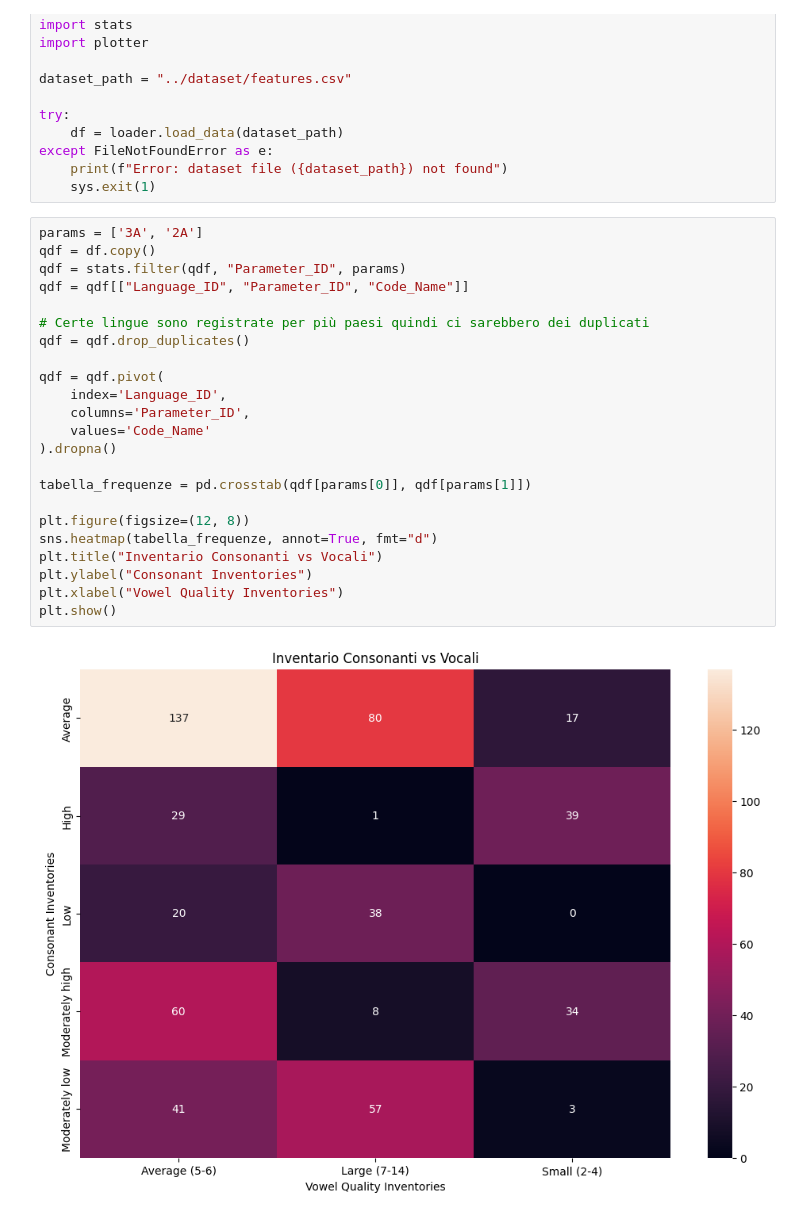
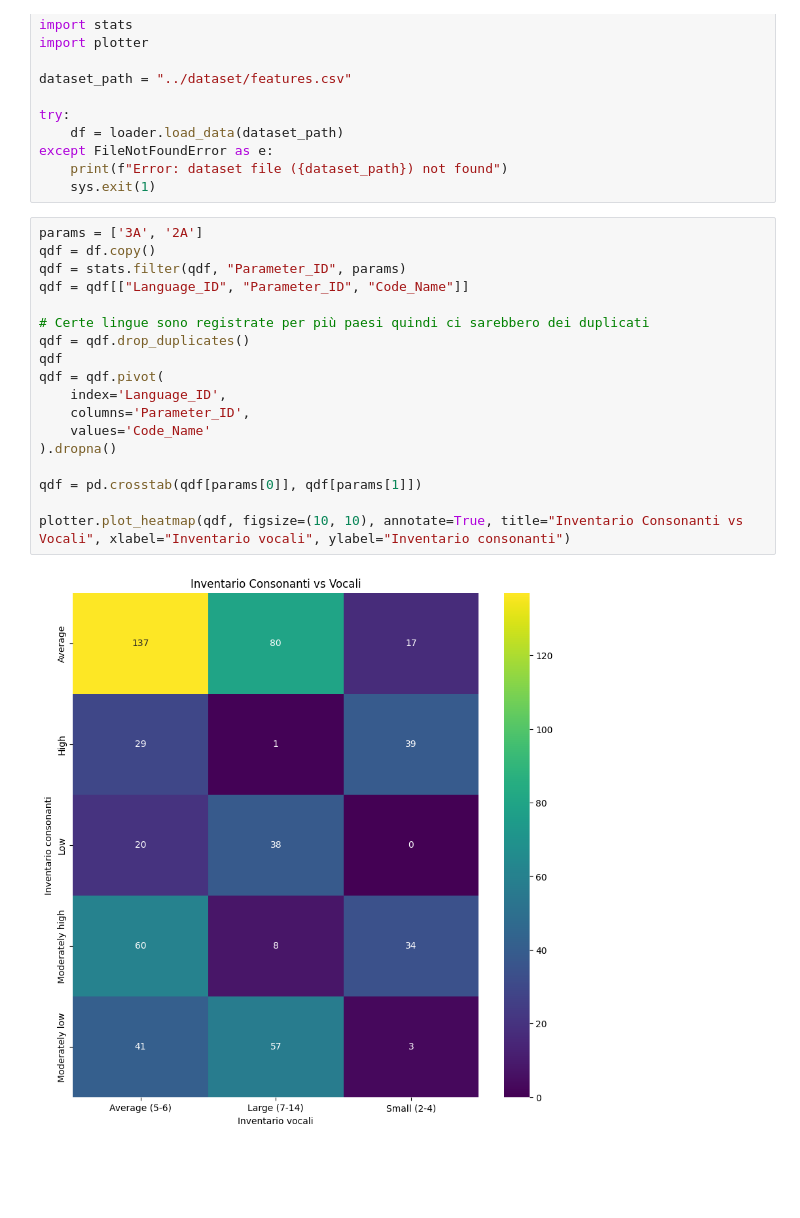
Before and after one commit to FedeBrus/Progetto1FAS, a Jupyter notebook: notebooks/Part4.ipynb, the cells around one changed output. Drawn from its saved outputs; the diff is of its cells as text; blank space fills up the shorter version.

Commit message:
improvement to heatmap code

```diff
--- a/notebooks/Part4.ipynb
+++ b/notebooks/Part4.ipynb
@@ -24,25 +24,20 @@ except FileNotFoundError as e:
 # %%
 params = ['3A', '2A']
 qdf = df.copy()
 qdf = stats.filter(qdf, "Parameter_ID", params)
 qdf = qdf[["Language_ID", "Parameter_ID", "Code_Name"]]
 
 # Certe lingue sono registrate per più paesi quindi ci sarebbero dei duplicati
 qdf = qdf.drop_duplicates()
-
+qdf
 qdf = qdf.pivot(
     index='Language_ID',
     columns='Parameter_ID',
     values='Code_Name'
 ).dropna()
 
-tabella_frequenze = pd.crosstab(qdf[params[0]], qdf[params[1]])
+qdf = pd.crosstab(qdf[params[0]], qdf[params[1]])
 
-plt.figure(figsize=(12, 8))
-sns.heatmap(tabella_frequenze, annot=True, fmt="d")
-plt.title("Inventario Consonanti vs Vocali")
-plt.ylabel("Consonant Inventories")
-plt.xlabel("Vowel Quality Inventories")
-plt.show()
+plotter.plot_heatmap(qdf, figsize=(10, 10), annotate=True, title="Inventario Consonanti vs Vocali", xlabel="Inventario vocali", ylabel="Inventario consonanti")
 # %% [output]
-[figure, old version]
+[figure, new version]
```
Also changed, not shown: 1 other file.
